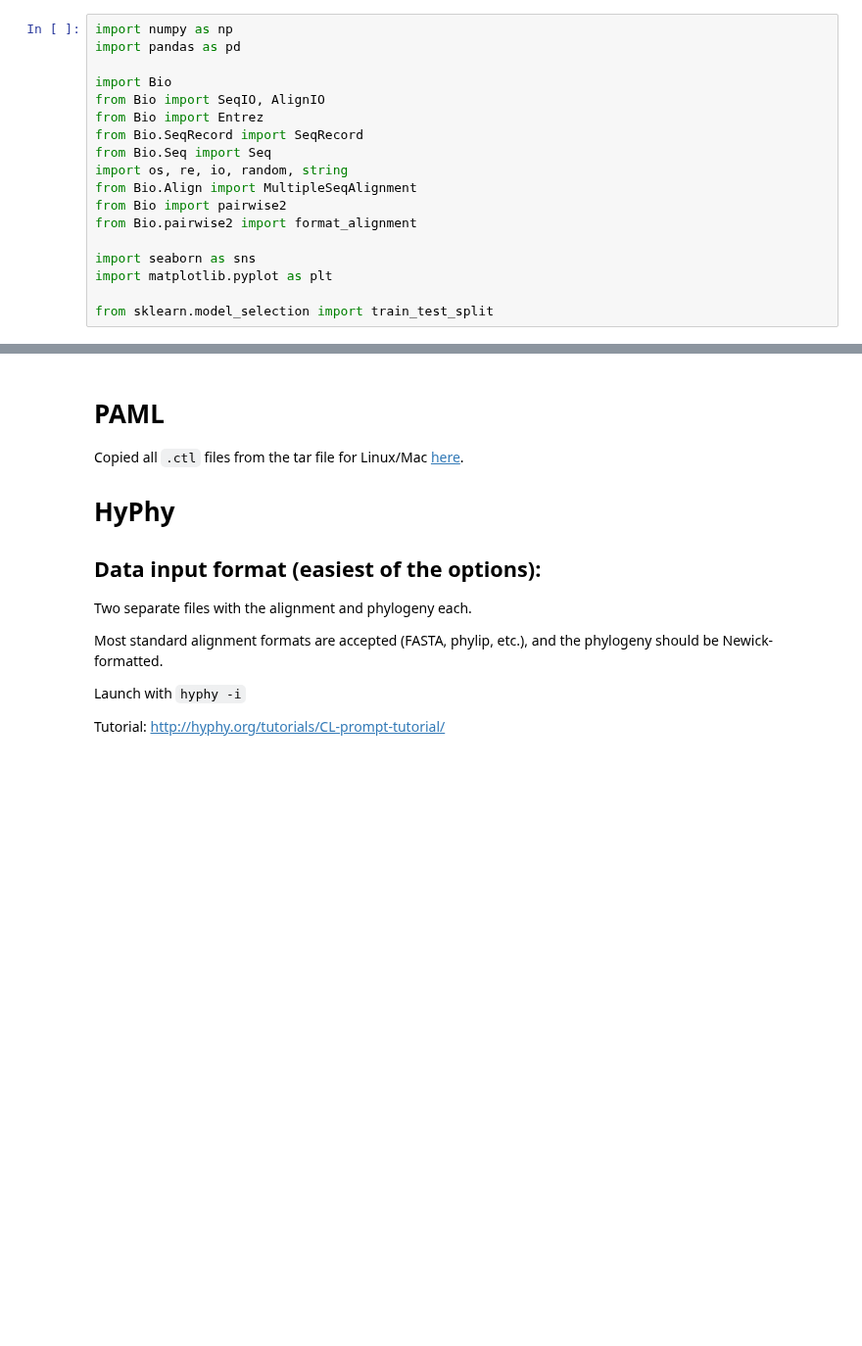
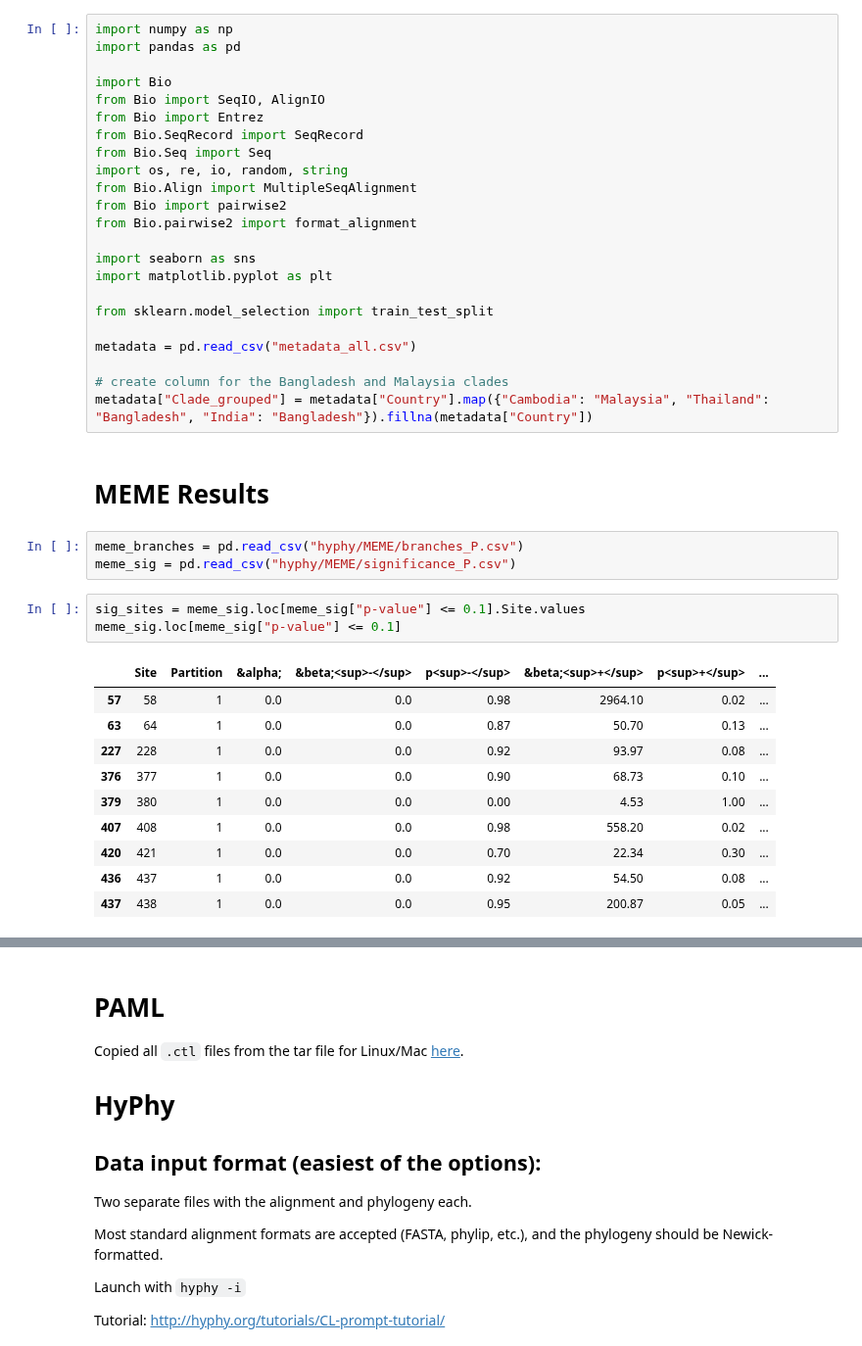
Before and after one commit to sanju99/niv_evo, a Jupyter notebook: evo_selection.ipynb, the cells around one changed output, grey strips where cells are left out. Shown at 98% size. Drawn from its saved outputs; the diff is of its cells as text; blank space fills up the shorter version.

```diff
--- a/evo_selection.ipynb
+++ b/evo_selection.ipynb
@@ -16,3 +16,27 @@ import seaborn as sns
 import matplotlib.pyplot as plt
 
 from sklearn.model_selection import train_test_split
+
+metadata = pd.read_csv("metadata_all.csv")
+
+# create column for the Bangladesh and Malaysia clades
+metadata["Clade_grouped"] = metadata["Country"].map({"Cambodia": "Malaysia", "Thailand": "Bangladesh", "India": "Bangladesh"}).fillna(metadata["Country"])
+# %% [markdown]
+# MEME Results
+# %%
+meme_branches = pd.read_csv("hyphy/MEME/branches_P.csv")
+meme_sig = pd.read_csv("hyphy/MEME/significance_P.csv")
+# %%
+sig_sites = meme_sig.loc[meme_sig["p-value"] <= 0.1].Site.values
+meme_sig.loc[meme_sig["p-value"] <= 0.1]
+# %% [output]
+|  | Site | Partition | &alpha; | &beta;<sup>-</sup> | p<sup>-</sup> | &beta;<sup>+</sup> | p<sup>+</sup> | ... |
+| 57 | 58 | 1 | 0.0 | 0.0 | 0.98 | 2964.10 | 0.02 | ... |
+| 63 | 64 | 1 | 0.0 | 0.0 | 0.87 | 50.70 | 0.13 | ... |
+| 227 | 228 | 1 | 0.0 | 0.0 | 0.92 | 93.97 | 0.08 | ... |
+| 376 | 377 | 1 | 0.0 | 0.0 | 0.90 | 68.73 | 0.10 | ... |
+| 379 | 380 | 1 | 0.0 | 0.0 | 0.00 | 4.53 | 1.00 | ... |
+| 407 | 408 | 1 | 0.0 | 0.0 | 0.98 | 558.20 | 0.02 | ... |
+| 420 | 421 | 1 | 0.0 | 0.0 | 0.70 | 22.34 | 0.30 | ... |
+| 436 | 437 | 1 | 0.0 | 0.0 | 0.92 | 54.50 | 0.08 | ... |
+| 437 | 438 | 1 | 0.0 | 0.0 | 0.95 | 200.87 | 0.05 | ... |
```
Also changed, not shown: parts of 21 cells of this notebook, 8 other files.
